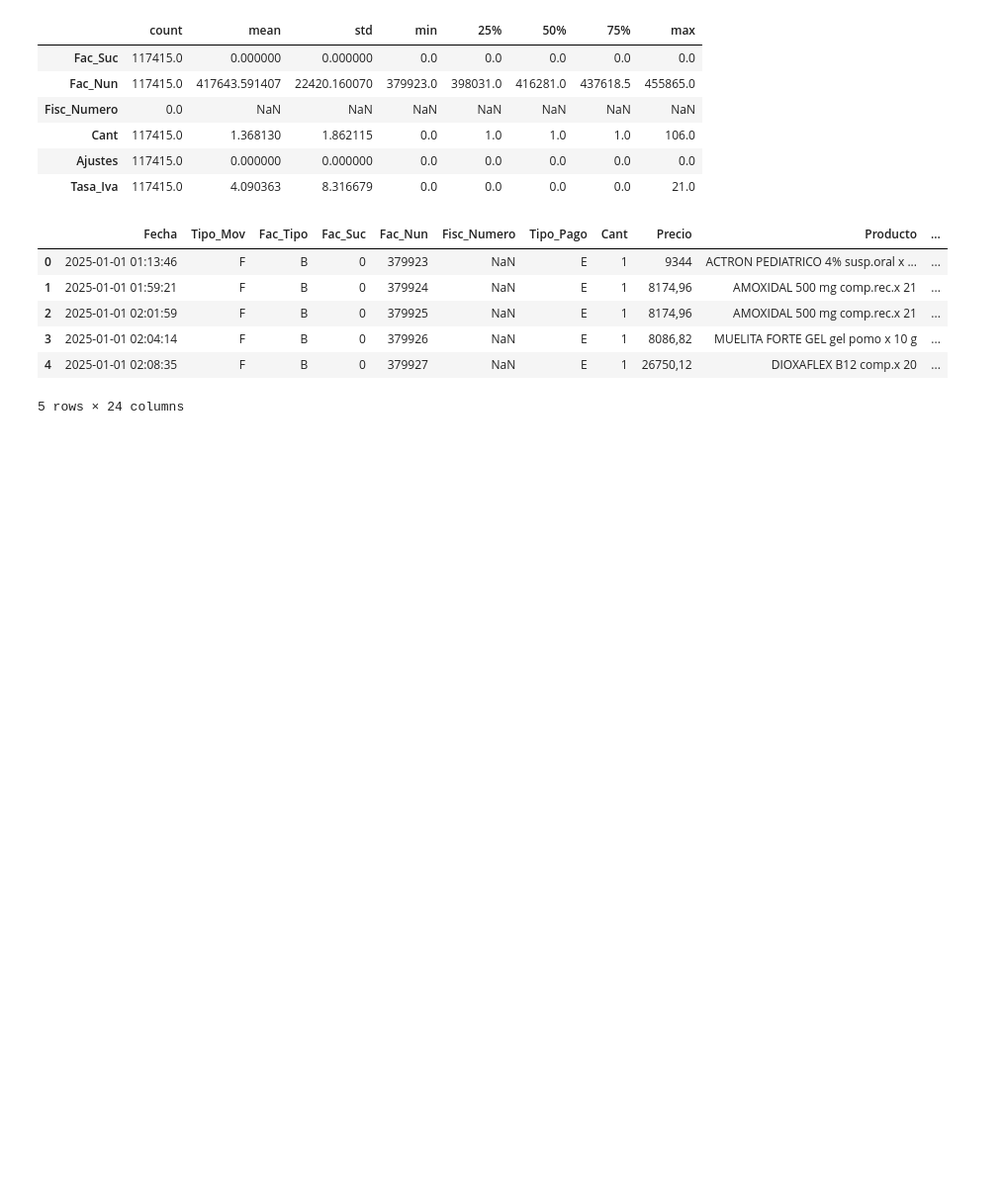
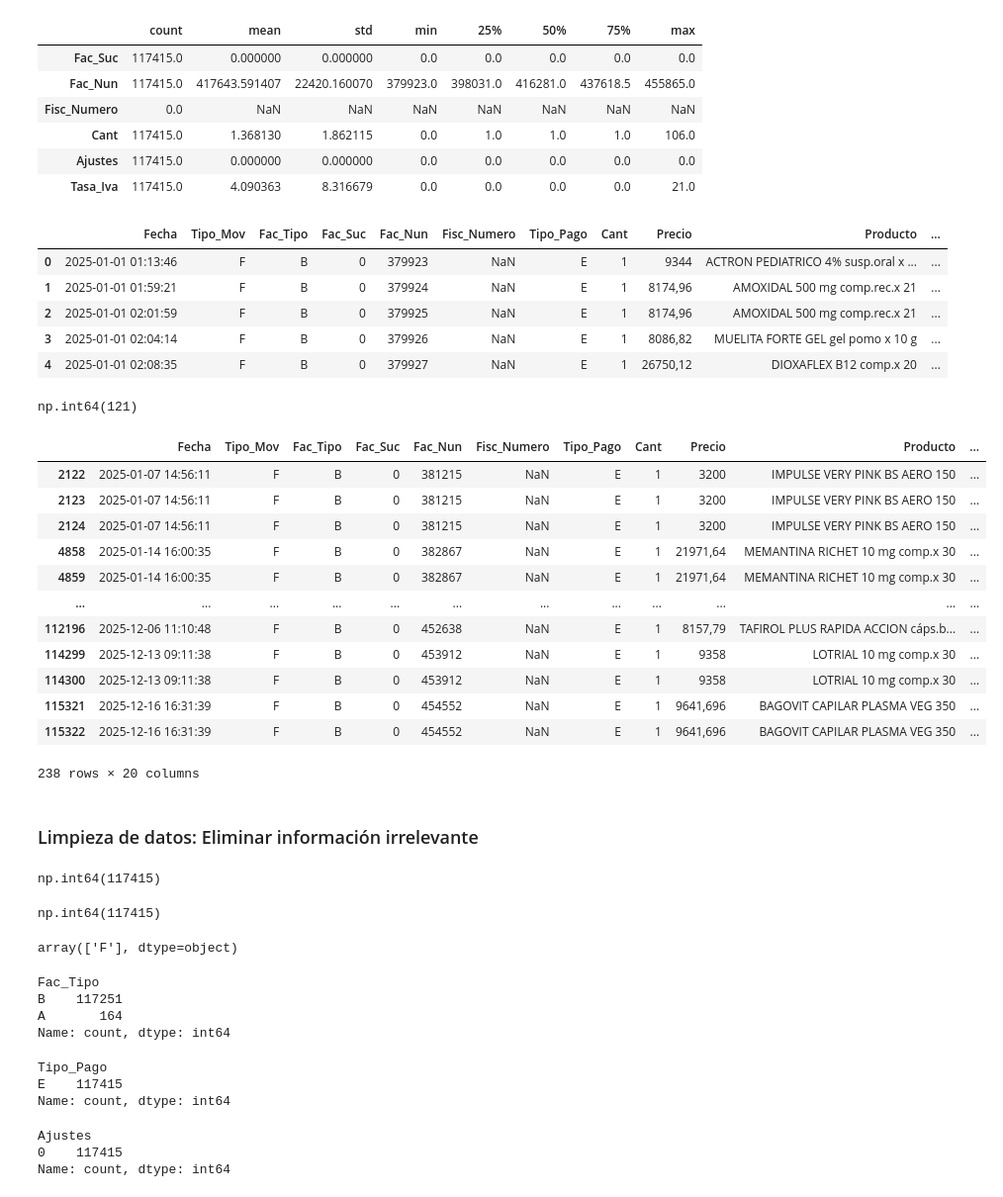
Before and after one commit to 4GeeksAcademy/sp-ml-20-final-project-g2, a Jupyter notebook: src/eda-ineta.ipynb, the cells around one changed output. Shown at 99% size. Saved outputs shown, nothing was run; the diff lists cells and outputs as text; code cells hidden in the pictures; blank space fills up the shorter version.

Commit message:
started to analyze columns

```diff
--- a/src/eda-ineta.ipynb
+++ b/src/eda-ineta.ipynb
@@ -229,11 +229,6 @@ df.describe().T
 | Tasa_Iva | 117415.0 | 4.090363 | 8.316679 | 0.0 | 0.0 | 0.0 | 0.0 | 21.0 |
 # %%
 df['Fecha'] = pd.to_datetime(df['Fecha'], format='%d/%m/%y %H.%M.%S')
-
-df['Year'] = df['Fecha'].dt.year
-df['Month'] = df['Fecha'].dt.month
-df['Week_day'] = df['Fecha'].dt.day_name()
-df['Hour'] = df['Fecha'].dt.hour
 # %%
 df.head(5)
 # %% [output]
@@ -243,4 +238,57 @@ df.head(5)
 | 2 | 2025-01-01 02:01:59 | F | B | 0 | 379925 | NaN | E | 1 | 8174,96 | AMOXIDAL 500 mg comp.rec.x 21 | ... |
 | 3 | 2025-01-01 02:04:14 | F | B | 0 | 379926 | NaN | E | 1 | 8086,82 | MUELITA FORTE GEL gel pomo x 10 g | ... |
 | 4 | 2025-01-01 02:08:35 | F | B | 0 | 379927 | NaN | E | 1 | 26750,12 | DIOXAFLEX B12 comp.x 20 | ... |
-5 rows × 24 columns
+# %%
+df.duplicated().sum()
+# %% [output]
+np.int64(121)
+# %%
+duplicated = df[df.duplicated(keep=False)]
+duplicated
+# %% [output]
+|  | Fecha | Tipo_Mov | Fac_Tipo | Fac_Suc | Fac_Nun | Fisc_Numero | Tipo_Pago | Cant | Precio | Producto | ... |
+| 2122 | 2025-01-07 14:56:11 | F | B | 0 | 381215 | NaN | E | 1 | 3200 | IMPULSE VERY PINK BS AERO 150 | ... |
+| 2123 | 2025-01-07 14:56:11 | F | B | 0 | 381215 | NaN | E | 1 | 3200 | IMPULSE VERY PINK BS AERO 150 | ... |
+| 2124 | 2025-01-07 14:56:11 | F | B | 0 | 381215 | NaN | E | 1 | 3200 | IMPULSE VERY PINK BS AERO 150 | ... |
+| 4858 | 2025-01-14 16:00:35 | F | B | 0 | 382867 | NaN | E | 1 | 21971,64 | MEMANTINA RICHET 10 mg comp.x 30 | ... |
+| 4859 | 2025-01-14 16:00:35 | F | B | 0 | 382867 | NaN | E | 1 | 21971,64 | MEMANTINA RICHET 10 mg comp.x 30 | ... |
+| ... | ... | ... | ... | ... | ... | ... | ... | ... | ... | ... | ... |
+| 112196 | 2025-12-06 11:10:48 | F | B | 0 | 452638 | NaN | E | 1 | 8157,79 | TAFIROL PLUS RAPIDA ACCION cáps.b... | ... |
+| 114299 | 2025-12-13 09:11:38 | F | B | 0 | 453912 | NaN | E | 1 | 9358 | LOTRIAL 10 mg comp.x 30 | ... |
+| 114300 | 2025-12-13 09:11:38 | F | B | 0 | 453912 | NaN | E | 1 | 9358 | LOTRIAL 10 mg comp.x 30 | ... |
+| 115321 | 2025-12-16 16:31:39 | F | B | 0 | 454552 | NaN | E | 1 | 9641,696 | BAGOVIT CAPILAR PLASMA VEG 350 | ... |
+| 115322 | 2025-12-16 16:31:39 | F | B | 0 | 454552 | NaN | E | 1 | 9641,696 | BAGOVIT CAPILAR PLASMA VEG 350 | ... |
+238 rows × 20 columns
+# %% [markdown]
+### Limpieza de datos: Eliminar información irrelevante
+# %%
+df['Fisc_Numero'].isna().sum()
+# %% [output]
+np.int64(117415)
+# %%
+(df['Fac_Suc'] == 0).sum()
+# %% [output]
+np.int64(117415)
+# %%
+df['Tipo_Mov'].unique()
+# %% [output]
+array(['F'], dtype=object)
+# %%
+df['Fac_Tipo'].value_counts(dropna=False)
+# %% [output]
+Fac_Tipo
+B    117251
+A       164
+Name: count, dtype: int64
+# %%
+df['Tipo_Pago'].value_counts(dropna=False)
+# %% [output]
+Tipo_Pago
+E    117415
+Name: count, dtype: int64
+# %%
+df['Ajustes'].value_counts(dropna=False)
+# %% [output]
+Ajustes
+0    117415
+Name: count, dtype: int64
```
Also changed, not shown: parts of 9 cells of this notebook, 1 other file.
